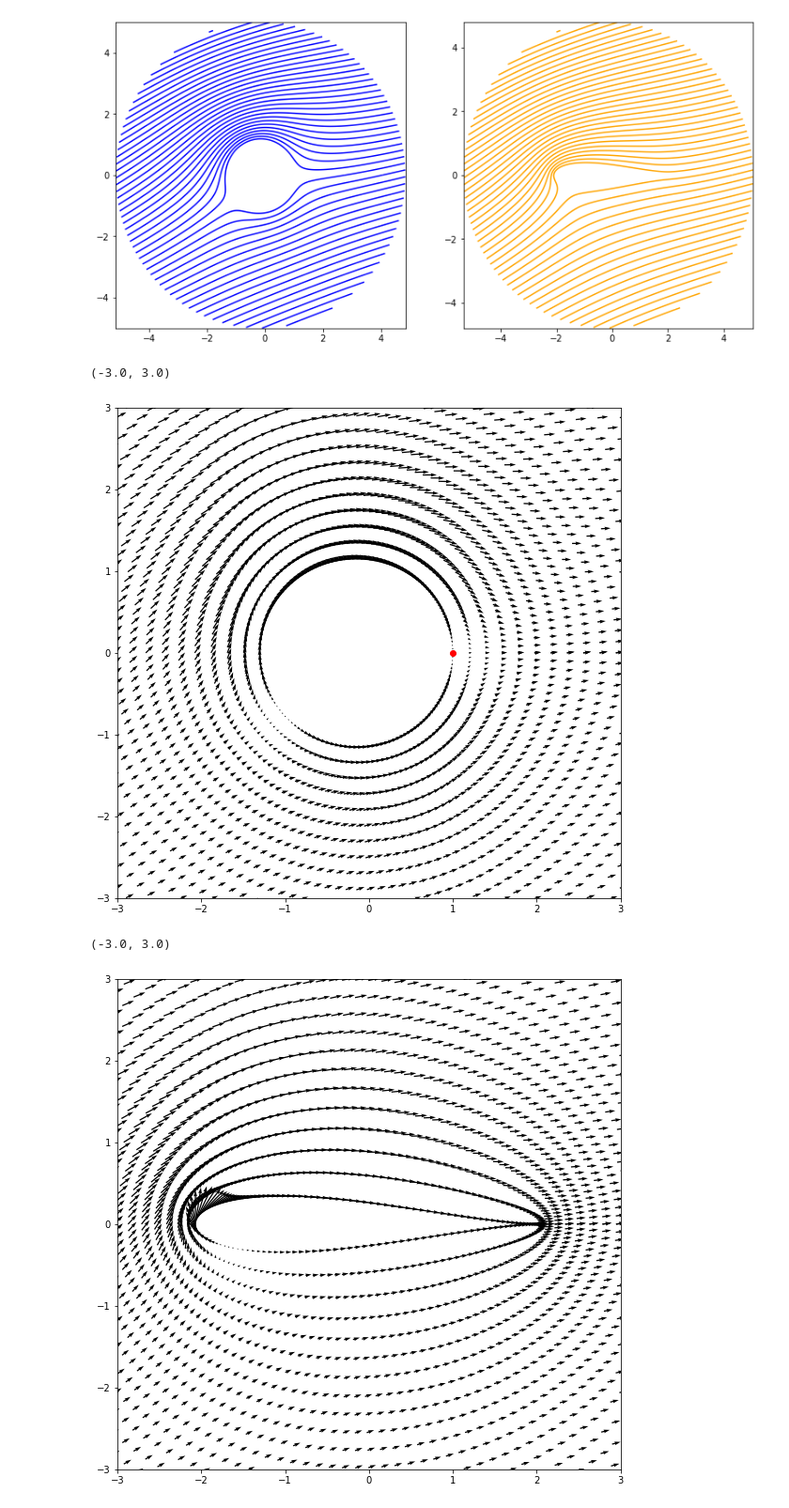
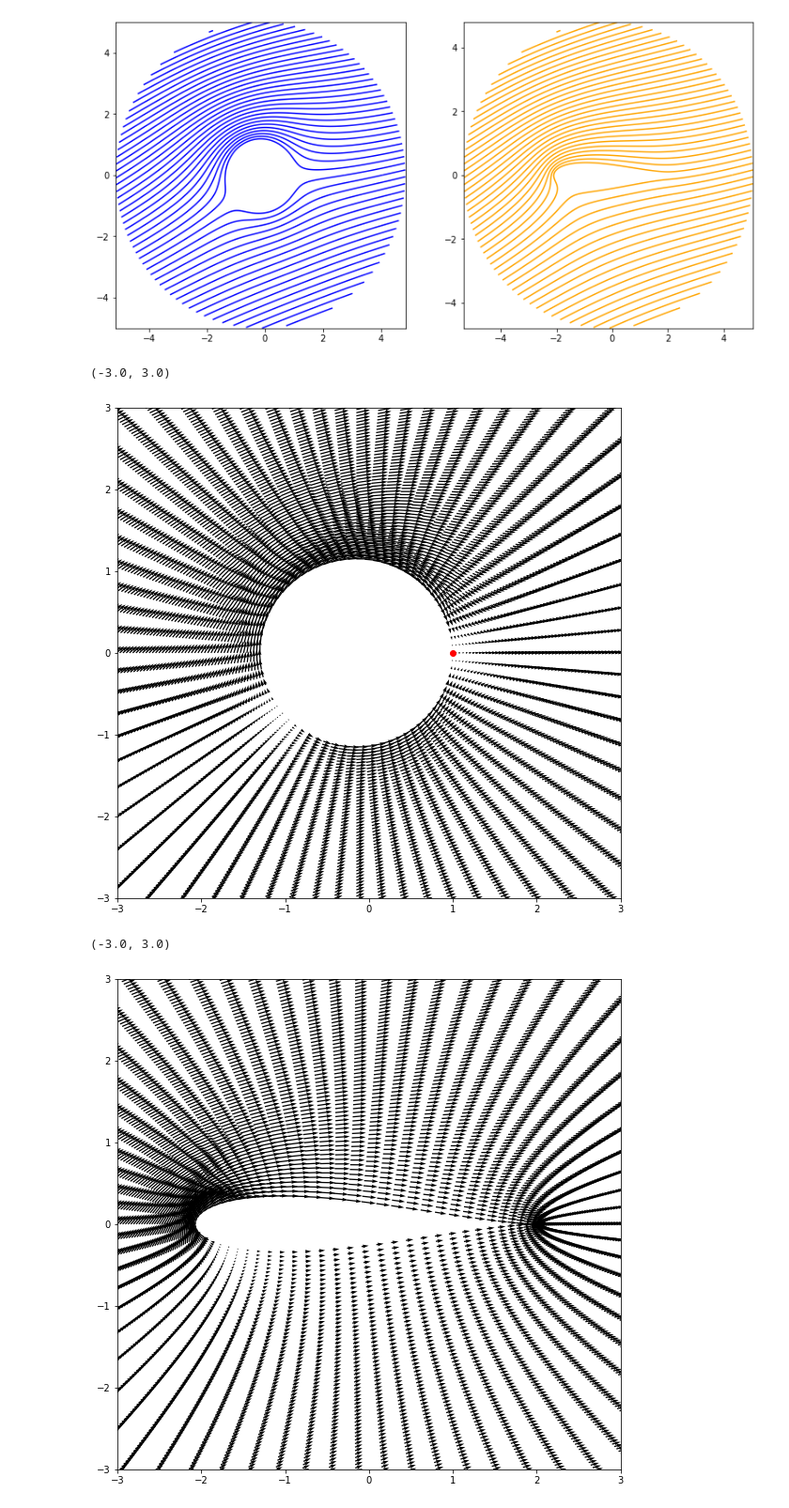
Before and after one commit to EvgrafovMichail/AeroHomeworks, a Jupyter notebook: 6lesson_homework/draft.ipynb, the cells around one changed output. Shown at 94% size. Saved outputs shown, nothing was run; the diff lists cells and outputs as text; code cells hidden in the pictures.

```diff
--- a/6lesson_homework/draft.ipynb
+++ b/6lesson_homework/draft.ipynb
@@ -19,7 +19,7 @@ def transform(z, c):
 phis = np.linspace(phi_beg, phi_end, N_rad)
 rs = np.linspace(r_beg, r_end, N_trans)
 
-PHIS, RS = np.meshgrid(phis, rs)
+RS, PHIS = np.meshgrid(rs, phis)
 
 X0, Y0 = RS * np.cos(PHIS) + xc, RS * np.sin(PHIS) + yc
 Z = transform(X0 + Y0 * 1j, c)
@@ -276,7 +289,7 @@ def get_velocity_vortex(strength, xv, yv, X, Y):
 # %%
 u0_d_, v0_d_ = get_velocity_doublet(kappa, 0, 0, X0_, Y0_)
 u0_v, v0_v = get_velocity_vortex(gamma, 0, 0, X0_, Y0_)
-u0_s = u_inf * np.ones((N_trans, N_rad))
+u0_s = u_inf * np.ones((N_rad, N_trans))
 u0_, v0_ = u0_d_ + u0_s + u0_v, v0_d_ + v0_v
 
 U0 = u0_ * np.cos(AoA) - v0_ * np.sin(AoA)
@@ -284,13 +297,13 @@ V0 = u0_ * np.sin(AoA) + v0_ * np.cos(AoA)
 # %%
 fig, ax = plt.subplots(figsize=(9.6, 9.6))
 
-ax.quiver(X0[::5], Y0[::5], U0[::5], V0[::5], scale=50)
+ax.quiver(X0[::2], Y0[::2], U0[::2], V0[::2], scale=50)
 ax.scatter(1, 0, color='r')
 ax.set_xlim(-3, 3)
 ax.set_ylim(-3, 3)
 # %% [output]
 (-3.0, 3.0)
-[figure, old version]
+[figure, new version]
 # %%
 Vz = (U0 - V0 * 1j) / (1 - (c / (X0 + Y0 * 1j) ** 2))
 U1 = Vz.real
@@ -298,12 +311,12 @@ V1 = -Vz.imag
 # %%
 fig, ax = plt.subplots(figsize=(9.6, 9.6))
 
-ax.quiver(X1[::5], Y1[::5], U1[::5], V1[::5], scale=50)
+ax.quiver(X1[::2], Y1[::2], U1[::2], V1[::2], scale=50)
 ax.set_xlim(-3, 3)
 ax.set_ylim(-3, 3)
 # %% [output]
 (-3.0, 3.0)
-[figure, old version]
+[figure, new version]
 # %%
 cp0 = calculate_cp(U0, V0, u_inf)
 cp1 = calculate_cp(U1, V1, u_inf)
```
Also changed, not shown: parts of 8 cells of this notebook.
